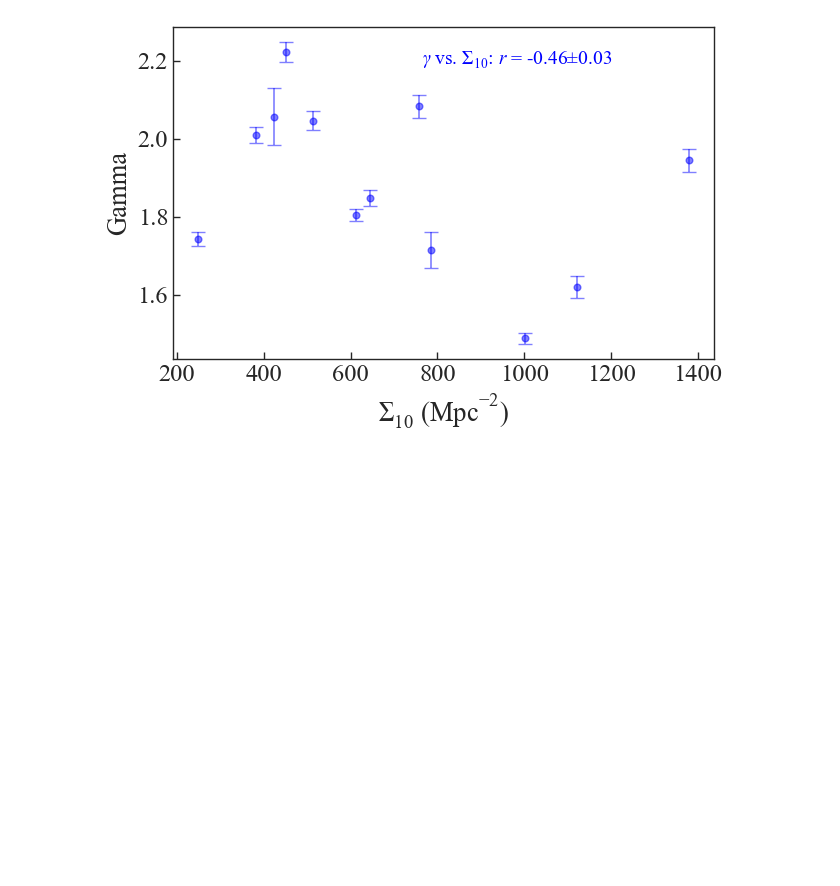
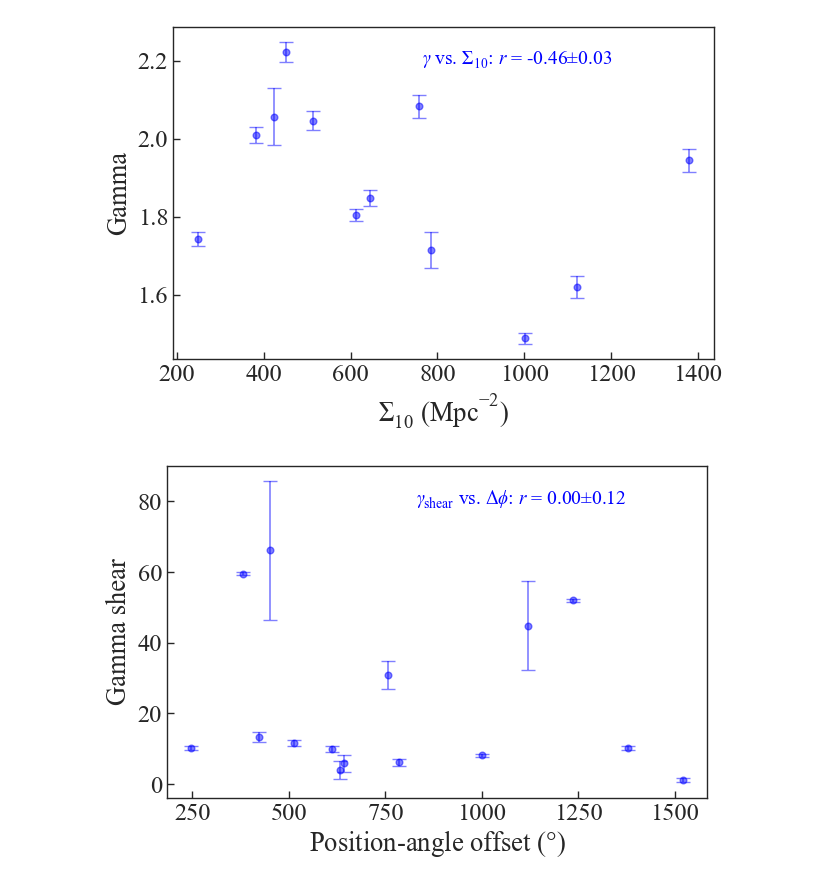
Before and after one commit to AstroBridge/BDLensing, a Jupyter notebook: analysis/correlation_centroidoff_angularoff.ipynb, the cells around one changed output. Cells and saved outputs as stored; diff of their text form; code cells hidden in the pictures; blank space fills up the shorter version.

Commit message:
gamma shear vs pa misalignment added

```diff
--- a/analysis/correlation_centroidoff_angularoff.ipynb
+++ b/analysis/correlation_centroidoff_angularoff.ipynb
@@ -633,6 +671,12 @@ r_dphi_Sigma_20dfs_ex_q_L = sample2_and_calc_r(
 r_gamma_Sigma_10a_ex_fixed_gamma = sample2_and_calc_r(
     "gamma", "Sigma_10a", size, data_points_ex_gamma
 )
+
+# position angle offset cases excluding PA < 14 degrees
+
+r_dphi_gamma_shear_ex_pa = sample2_and_calc_r(
+    "dphi", "gamma_shear", size, data_points_ex_pa
+)
 # %% [markdown]
 ## Error-bar plot
 # %% [markdown]
@@ -1785,6 +1881,18 @@ def errbar_plot_disconnected(dset1, dset2, error, param, r, ax, c):
                 color=c,
             )
 
+        case ["gamma_shear", "dphi"]:
+            ax.text(
+                0.46,
+                0.9,
+                r"$\gamma_{\rm shear}$ vs. $\Delta \phi$: " + str,
+                horizontalalignment="left",
+                verticalalignment="center",
+                transform=ax.transAxes,
+                fontsize=14,
+                color=c,
+            )
+
     ax.tick_params(direction="in")
 # %% [markdown]
 ## Einstein Radius vs. Sigma_10 from Method A
@@ -1871,3 +1981,25 @@ plt.show()
 fig.savefig("../paper/figures/gamma_vs_Sigma_10A_ex_fixed_gamma.pdf", bbox_inches="tight")
 # %% [output]
 [figure]
+# %%
+# PA offset vs gamma shear
+fig, ax = plt.subplots(1, 1, figsize=pf.get_fig_size(pf.mnras_textwidth))
+
+errbar_plot_disconnected(
+    dphis_10a,
+    gamma_shear_m_10a,
+    gamma_shear_u_10a,
+    ["gamma_shear" , "dphi"],
+    r_dphi_gamma_shear_ex_pa,
+    ax,
+    "blue",
+)
+
+# fig.tight_layout()
+plt.xlabel("Position-angle offset ($\degree$)")
+plt.ylabel("Gamma shear")
+
+plt.show()
+fig.savefig("../paper/figures/gamma_shear_vs_pa_offset.pdf", bbox_inches="tight")
+# %% [output]
+[figure, added]
```
Also changed, not shown: parts of 8 cells of this notebook, 13 other files.
